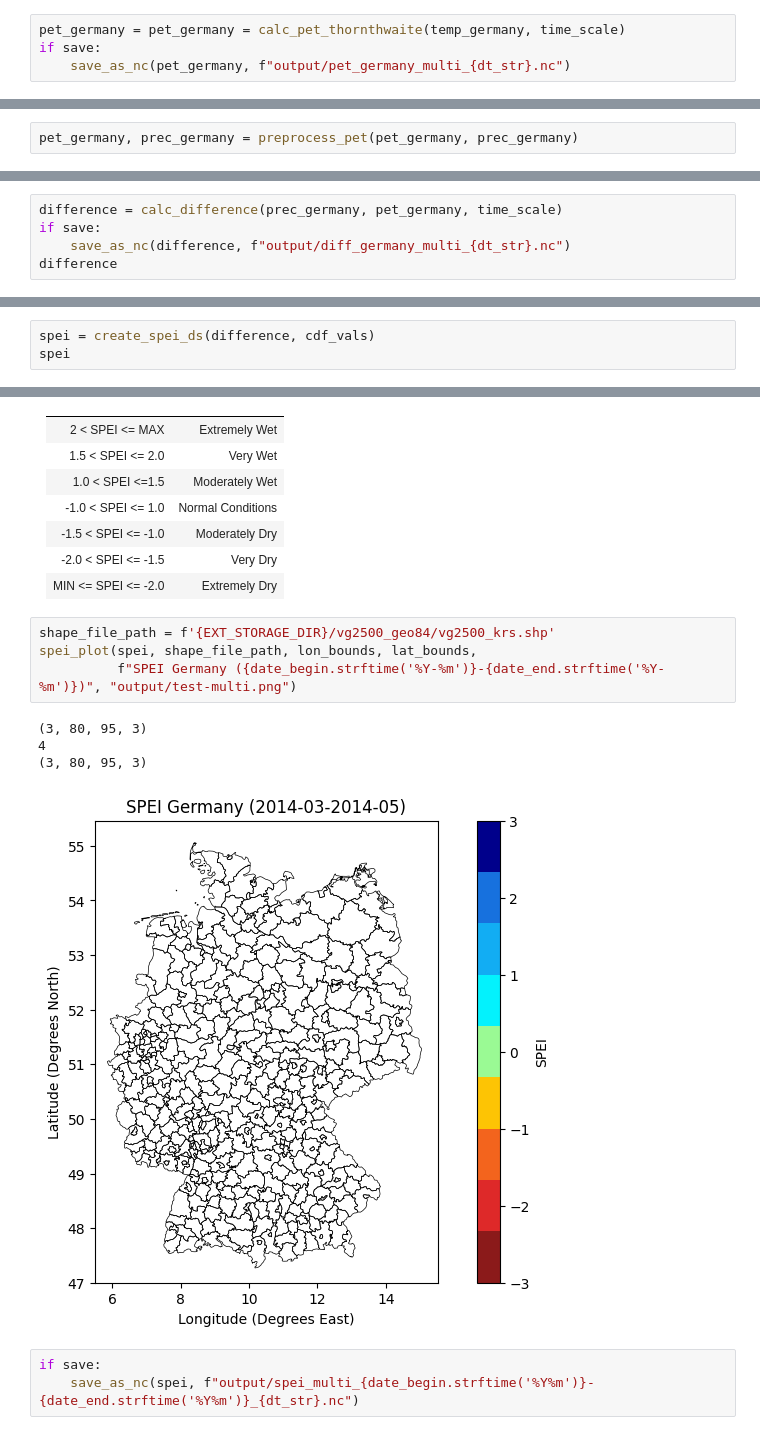
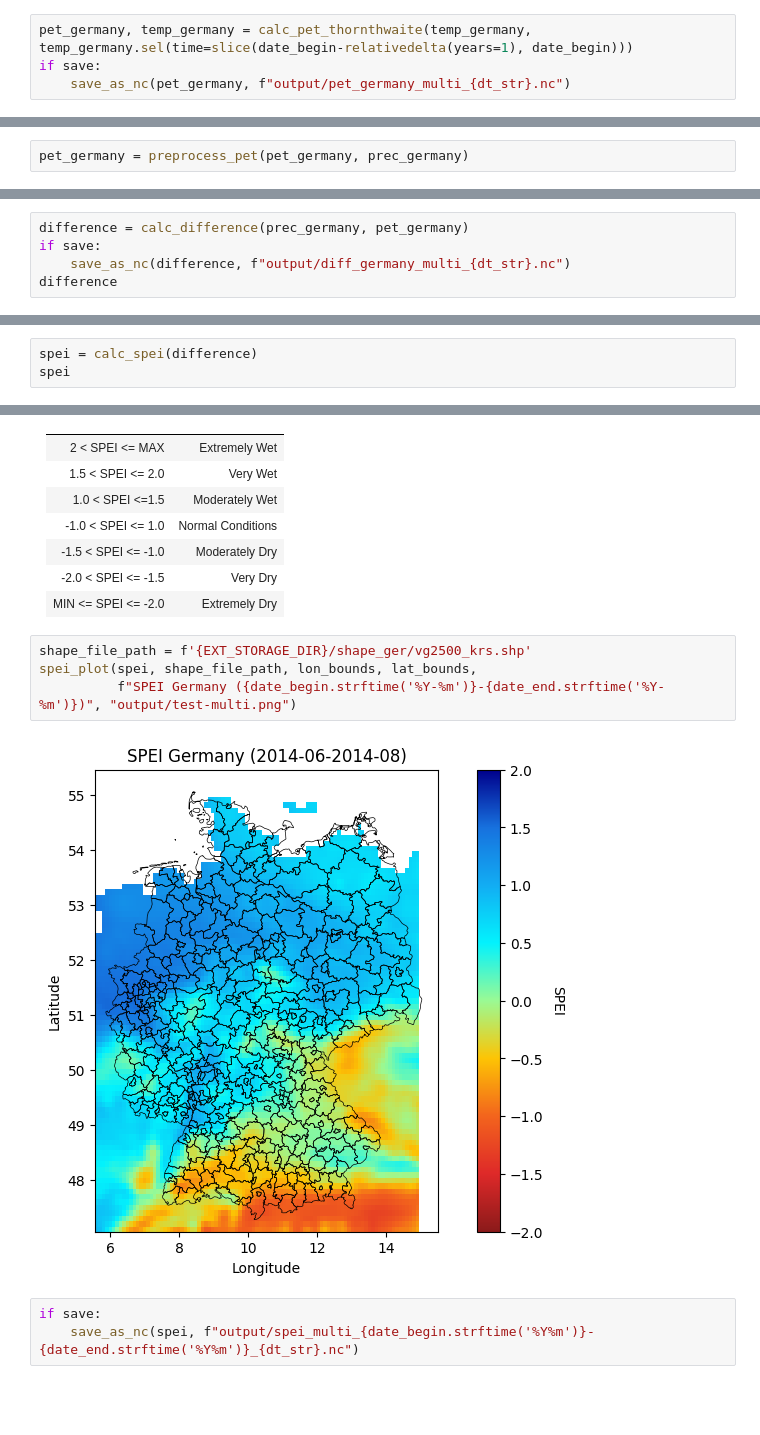
Before and after one commit to JustinTrvz/drought-detector, a Jupyter notebook: methods/method1/spei_calc_multi_months.ipynb, the cells around one changed output, grey strips where cells are left out. Drawn from its saved outputs; the diff is of its cells as text; blank space fills up the shorter version.

Commit message:
plot SPEI multi

```diff
--- a/methods/method1/spei_calc_multi_months.ipynb
+++ b/methods/method1/spei_calc_multi_months.ipynb
@@ -252,7 +267,7 @@ Climate Data Operators version 2.0.4 (https://mpimet.mpg.de/cdo)
 # %% [markdown]
 ## Calculate PET
 # %%
-pet_germany = pet_germany = calc_pet_thornthwaite(temp_germany, time_scale)
+pet_germany, temp_germany = calc_pet_thornthwaite(temp_germany, temp_germany.sel(time=slice(date_begin-relativedelta(years=1), date_begin)))
 if save:
     save_as_nc(pet_germany, f"output/pet_germany_multi_{dt_str}.nc")
 # %%
@@ -286,3 +300,3 @@ PandasIndex(Index([3, 4, 5], dtype='int64', name='month'))
 Attributes: (0)
 # %%
-pet_germany, prec_germany = preprocess_pet(pet_germany, prec_germany)
+pet_germany = preprocess_pet(pet_germany, prec_germany)
@@ -311,5 +303,5 @@ Coordinates:
 # %%
-difference = calc_difference(prec_germany, pet_germany, time_scale)
+difference = calc_difference(prec_germany, pet_germany)
 if save:
     save_as_nc(difference, f"output/diff_germany_multi_{dt_str}.nc")
 difference
@@ -363,4 +354,4 @@ array([[[[           nan,            nan,            nan],
 # %%
-spei = create_spei_ds(difference, cdf_vals)
+spei = calc_spei(difference)
 spei
 # %% [output]
@@ -395,14 +386,11 @@ The indices should be interpreted as such:
 | -2.0 < SPEI <= -1.5 | Very Dry          |
 | MIN <= SPEI <= -2.0 | Extremely Dry     |
 # %%
-shape_file_path = f'{EXT_STORAGE_DIR}/vg2500_geo84/vg2500_krs.shp'
+shape_file_path = f'{EXT_STORAGE_DIR}/shape_ger/vg2500_krs.shp'
 spei_plot(spei, shape_file_path, lon_bounds, lat_bounds,
           f"SPEI Germany ({date_begin.strftime('%Y-%m')}-{date_end.strftime('%Y-%m')})", "output/test-multi.png")
 # %% [output]
-(3, 80, 95, 3)
-4
-(3, 80, 95, 3)
-[figure, old version]
+[figure, new version]
 # %%
 if save:
     save_as_nc(spei, f"output/spei_multi_{date_begin.strftime('%Y%m')}-{date_end.strftime('%Y%m')}_{dt_str}.nc")
```
Also changed, not shown: parts of 15 cells of this notebook, 2 other files.
